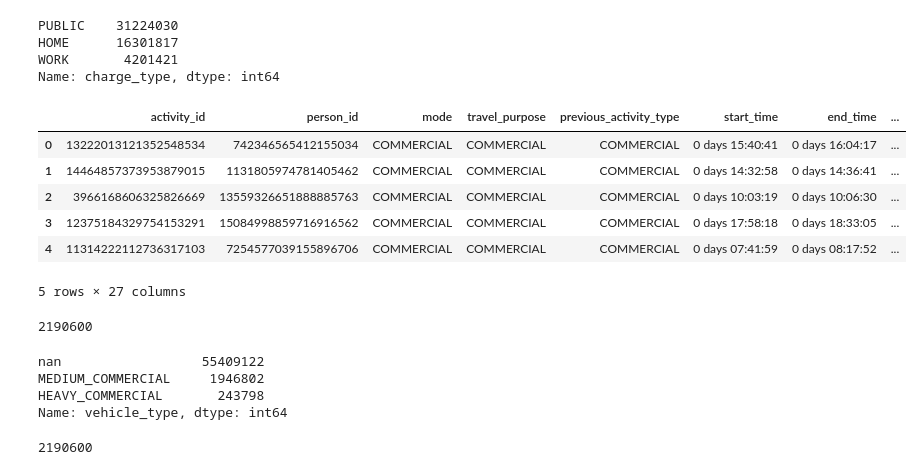
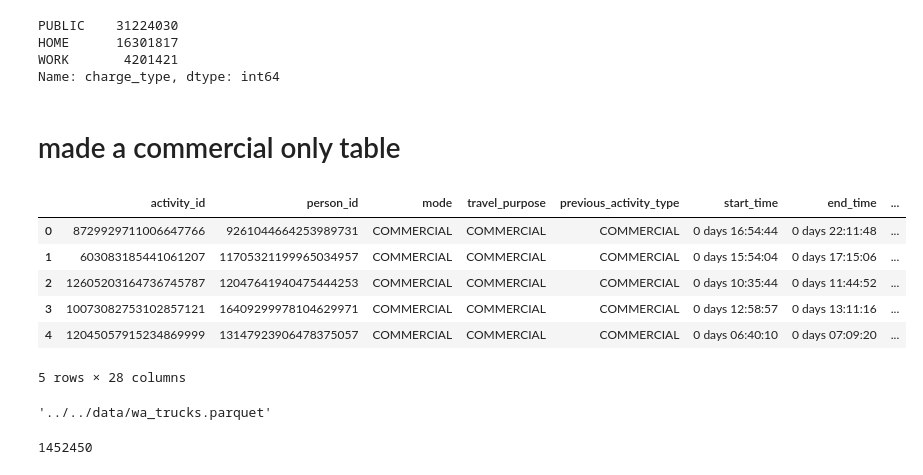
Before and after one commit to rmi-mobility-data-science/replicaEVSE, a Jupyter notebook: notebooks/1_clean_data_make_parquet.ipynb, the cells around one changed output. Cells and saved outputs as stored; diff of their text form; code cells hidden in the pictures.

```diff
--- a/notebooks/1_clean_data_make_parquet.ipynb
+++ b/notebooks/1_clean_data_make_parquet.ipynb
@@ -139,22 +148,40 @@ trucks = trip_thu_ddf.loc[trip_thu_ddf['mode'] == 'COMMERCIAL']
+# %% [markdown]
+# made a commercial only table
+# %%
+# get list of blockgroups
+gdf = pd.read_pickle(datadir+'/blockgroup_boundaries.pkl')
+bgrp_list = list(gdf.GEOID.values)
+
+trip_sat_ddf = dd.read_parquet(datadir+'/northwest_2021_Q4_saturday_trip.parquet')
+trip_thu_ddf = dd.read_parquet(datadir+'/northwest_2021_Q4_thursday_trip.parquet')
+
+pop_ddf = dd.read_parquet(datadir+'/northwest_2021_Q4_population.parquet')
+# pop_ddf = dd.merge(pop_ddf, counties, on='person_id', how='left')
+
+
+trip_sat_ddf['weekday'] = 'saturday'
+trip_thu_ddf['weekday'] = 'thursday'
+
+# stack the two dataframes
+trips = dd.concat([trip_sat_ddf, trip_thu_ddf], axis=0, keys=["saturday", "thursday"])
+
+
+# only trips that end in WA
+trips_ddf = trips.loc[trips['destination_bgrp'].isin(bgrp_list)]
+
+
+trips_ddf = trips_ddf.loc[trips_ddf['mode'] == 'COMMERCIAL'].reset_index(drop=True)
 # %%
-trucks.head()
+trips_ddf.head()
 # %% [output]
 |  | activity_id | person_id | mode | travel_purpose | previous_activity_type | start_time | end_time | ... |
-| 0 | 13222013121352548534 | 742346565412155034 | COMMERCIAL | COMMERCIAL | COMMERCIAL | 0 days 15:40:41 | 0 days 16:04:17 | ... |
-| 1 | 14464857373953879015 | 1131805974781405462 | COMMERCIAL | COMMERCIAL | COMMERCIAL | 0 days 14:32:58 | 0 days 14:36:41 | ... |
-| 2 | 3966168606325826669 | 13559326651888885763 | COMMERCIAL | COMMERCIAL | COMMERCIAL | 0 days 10:03:19 | 0 days 10:06:30 | ... |
-| 3 | 12375184329754153291 | 15084998859716916562 | COMMERCIAL | COMMERCIAL | COMMERCIAL | 0 days 17:58:18 | 0 days 18:33:05 | ... |
-| 4 | 11314222112736317103 | 7254577039155896706 | COMMERCIAL | COMMERCIAL | COMMERCIAL | 0 days 07:41:59 | 0 days 08:17:52 | ... |
+| 0 | 8729929711006647766 | 9261044664253989731 | COMMERCIAL | COMMERCIAL | COMMERCIAL | 0 days 16:54:44 | 0 days 22:11:48 | ... |
+| 1 | 603083185441061207 | 11705321199965034957 | COMMERCIAL | COMMERCIAL | COMMERCIAL | 0 days 15:54:04 | 0 days 17:15:06 | ... |
+| 2 | 12605203164736745787 | 12047641940475444253 | COMMERCIAL | COMMERCIAL | COMMERCIAL | 0 days 10:35:44 | 0 days 11:44:52 | ... |
+| 3 | 10073082753102857121 | 16409299978104629971 | COMMERCIAL | COMMERCIAL | COMMERCIAL | 0 days 12:58:57 | 0 days 13:11:16 | ... |
+| 4 | 12045057915234869999 | 13147923906478375057 | COMMERCIAL | COMMERCIAL | COMMERCIAL | 0 days 06:40:10 | 0 days 07:09:20 | ... |
-5 rows × 27 columns
+5 rows × 28 columns
-# %%
-trucks['person_id'].nunique().compute()
-# %% [output]
-2190600
-# %%
-trip_thu_ddf = dd.read_parquet(datadir+'/northwest_2021_Q4_thursday_trip.parquet')
-trip_thu_ddf['vehicle_type'].value_counts().compute()
-# %% [output]
-nan                  55409122
-MEDIUM_COMMERCIAL     1946802
-HEAVY_COMMERCIAL       243798
-Name: vehicle_type, dtype: int64
+# %%
+datadir+'wa_trucks.parquet'
+# %% [output]
+'../../data/wa_trucks.parquet'
@@ -161,4 +190,4 @@ Name: vehicle_type, dtype: int64
 # %%
-len(trucks)
+len(trips_ddf)
 # %% [output]
-2190600
+1452450
```
Also changed, not shown: parts of 6 cells of this notebook, 7 other files.
